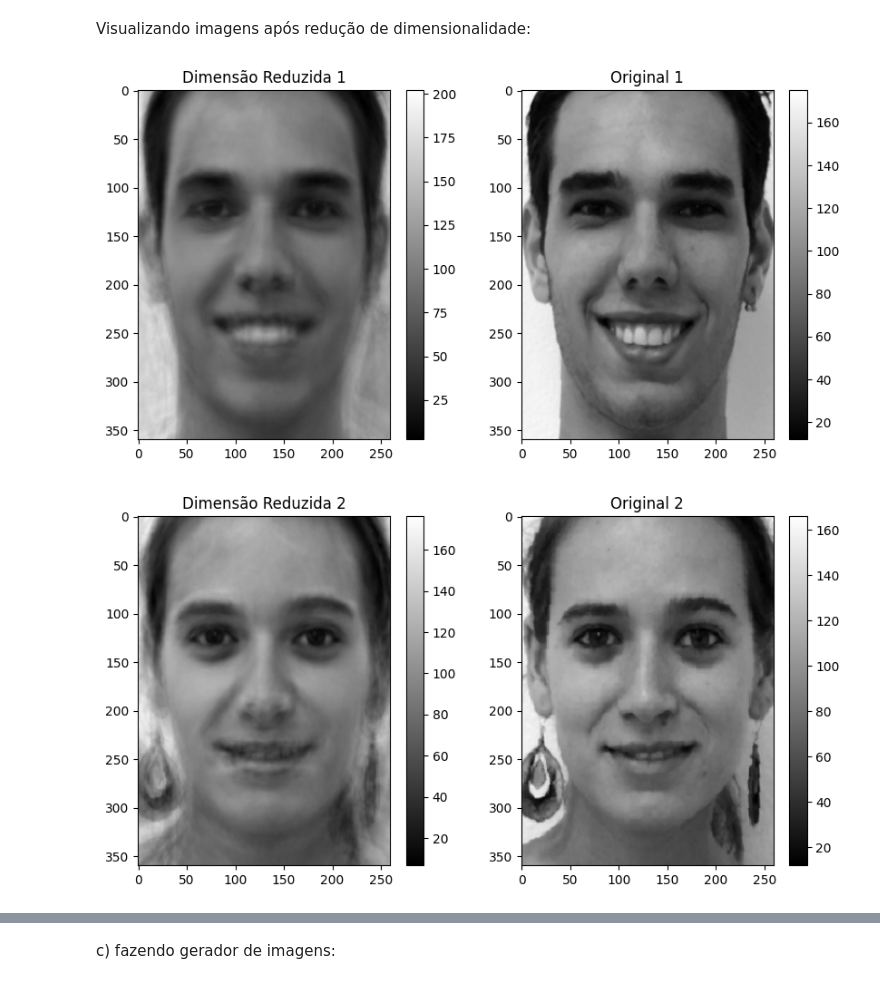
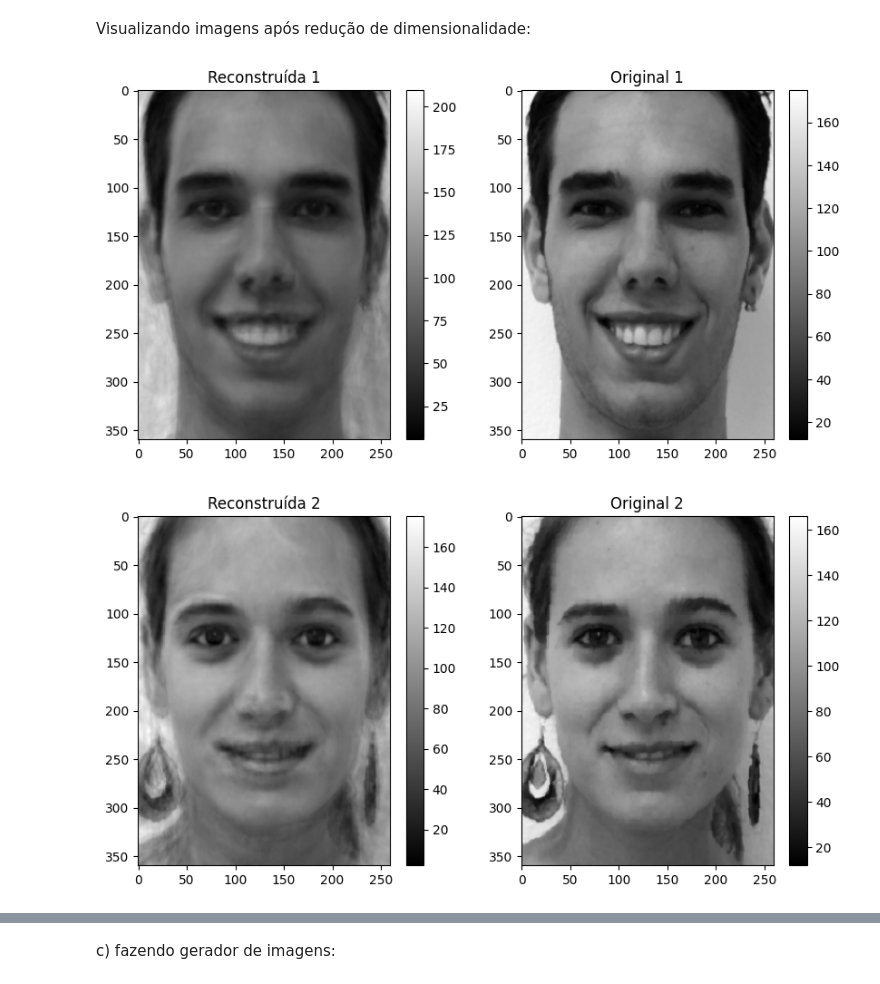
Before and after one commit to lorran-araujo/LNCC, a Jupyter notebook: disciplinas/redes-neurais/codes/lista2/exercicio3.ipynb, the cells around one changed output, grey strips where cells are left out. Cells and saved outputs as stored; diff of their text form; code cells hidden in the pictures.

```diff
--- a/disciplinas/redes-neurais/codes/lista2/exercicio3.ipynb
+++ b/disciplinas/redes-neurais/codes/lista2/exercicio3.ipynb
@@ -166,0 +172,20 @@ Text(0.5, 1.0, 'PCA - Visualização de Imagens no Espaço das Componentes Princ
+# %%
+num_imagens = 4  # Número de imagens para plotar por iteração
+
+fig, axes = plt.subplots(2, 4, figsize=(10, 8))  # 2 linhas e 4 colunas
+fig.subplots_adjust(hspace=0.3)  # Ajuste o espaçamento entre as subplots
+
+for i in range(num_imagens):
+    # Plotar imagem reduzida na primeira linha
+    axes[0, i].imshow(imagem_reduzida[20*i].reshape(360, 260), cmap='gray')
+    axes[0, i].set_title(f'Reconstruída {i+1}')
+    axes[0, i].axis('off')  # Remove os eixos para uma visualização limpa
+
+    # Plotar imagem original na segunda linha
+    axes[1, i].imshow(images_vetorizada[20*i].reshape(360, 260), cmap='gray')
+    axes[1, i].set_title(f'Original {i+1}')
+    axes[1, i].axis('off')  # Remove os eixos para uma visualização limpa
+
+# Salvar a figura completa
+plt.savefig(f'./outputs/comparacao_imagens.png')
+plt.show()
@@ -167,29 +194,27 @@ Text(0.5, 1.0, 'PCA - Visualização de Imagens no Espaço das Componentes Princ
 # %% [markdown]
 Visualizando imagens após redução de dimensionalidade:
 # %%
-imagem_reduzida = np.dot(x_PCA, np.transpose(P_PCA))+global_mean
+imagem_reduzida = np.dot(x_PCA, np.transpose(P_PCA)) + global_mean
 
-import matplotlib.pyplot as plt
-
-for i in range(3):
+for i in range(4):
     plt.figure(figsize=(10, 5))
 
     # Plotar imagem reduzida
     plt.subplot(1, 2, 1)
     plt.imshow(imagem_reduzida[20*i].reshape(360, 260), cmap='gray')
-    plt.title(f'Dimensão Reduzida {i+1}')
+    plt.title(f'Reconstruída {i+1}')
     plt.colorbar()
     plt.grid(False)
 
     # Plotar imagem original
     plt.subplot(1, 2, 2)
     plt.imshow(images_vetorizada[20*i].reshape(360, 260), cmap='gray')
     plt.title(f'Original {i+1}')
     plt.colorbar()
     plt.grid(False)
 
-    #plt.savefig(f'./outputs/comparacao_imagem_{i+1}.png')
+    plt.savefig(f'./outputs/comparacao_imagem_{i+1}.png')
     plt.show()
 # %% [output]
-[figure, old version]
+[figure, new version]
-[figure, old version]
+[figure, new version]
```
Also changed, not shown: parts of 8 cells of this notebook, 26 other files.
